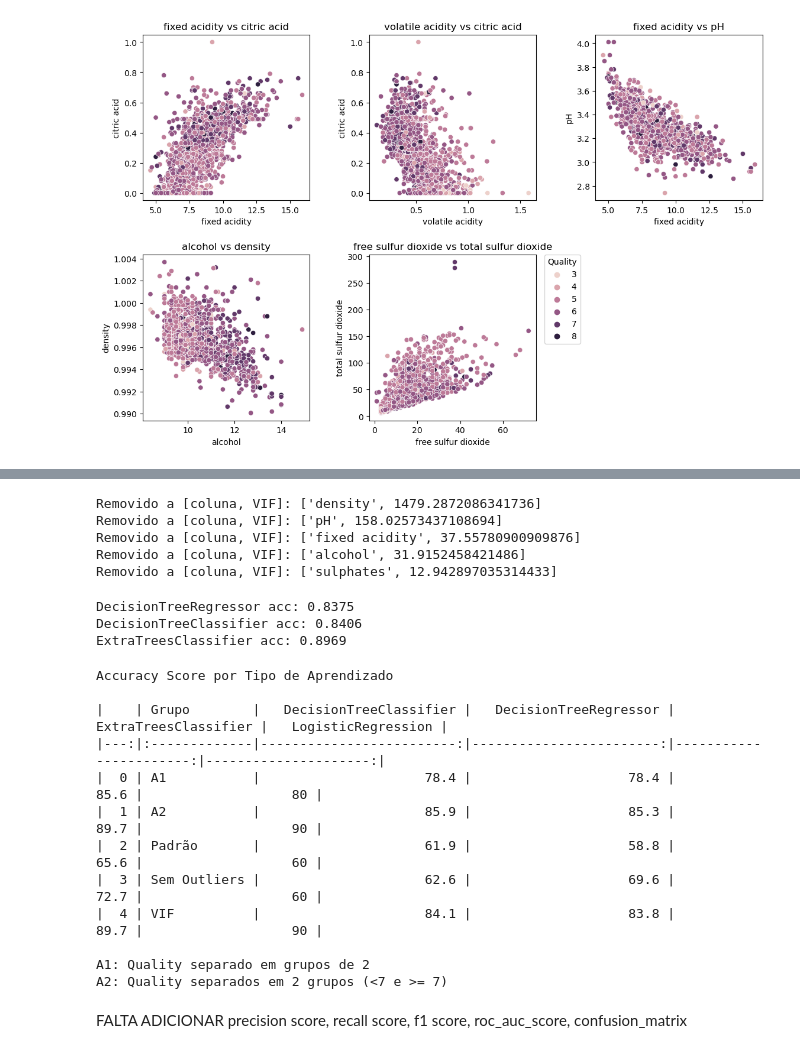
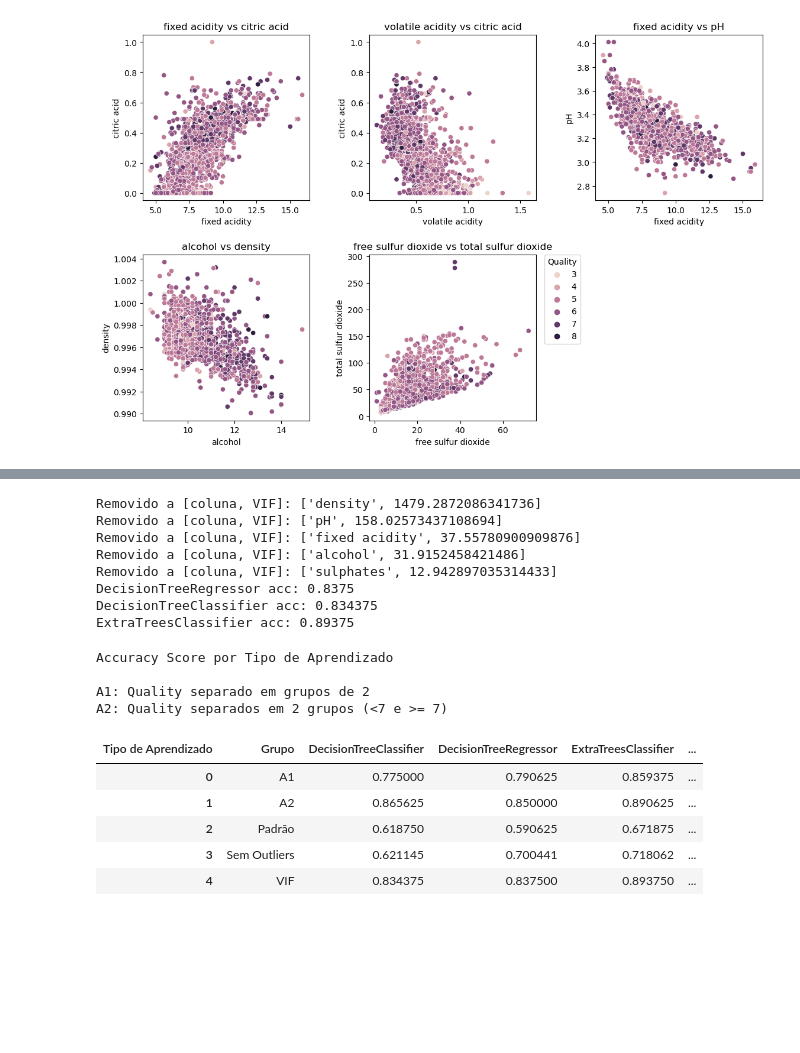
Before and after one commit to rafaelnabo/Analise_de_dados, a Jupyter notebook: _analisys/Vinho.ipynb, the cells around one changed output, grey strips where cells are left out. Cells and saved outputs as stored; diff of their text form; code cells hidden in the pictures; blank space fills up the shorter version.

```diff
--- a/_analisys/Vinho.ipynb
+++ b/_analisys/Vinho.ipynb
@@ -218,38 +226,32 @@ while x_cut[1] >= 10:
     if x_cut[1] >= 10:
         x = x.drop(x_cut[0], axis=1)
         print(f'Removido a [coluna, VIF]: {[x_cut[0], x_cut[1]]}')
+acc_vif = modelagem(x,y,'VIF') + logistic(x,y,'VIF')
 # %% [output]
 Removido a [coluna, VIF]: ['density', 1479.2872086341736]
 Removido a [coluna, VIF]: ['pH', 158.02573437108694]
 Removido a [coluna, VIF]: ['fixed acidity', 37.55780900909876]
 Removido a [coluna, VIF]: ['alcohol', 31.9152458421486]
 Removido a [coluna, VIF]: ['sulphates', 12.942897035314433]
+DecisionTreeRegressor acc: 0.8375
+DecisionTreeClassifier acc: 0.834375
+ExtraTreesClassifier acc: 0.89375
-# %%
-acc_vif = modelagem(x,y,'VIF') + logistic(x,y,'VIF')
-# %% [output]
-DecisionTreeRegressor acc: 0.8375
-DecisionTreeClassifier acc: 0.8406
-ExtraTreesClassifier acc: 0.8969
 # %%
-acc = acc_a1 + acc_a2 + acc_sout + acc_padrao + acc_vif
-acc = pd.DataFrame(acc, columns=['Grupo', 'Tipo de Aprendizado', 'Accuracy'])
-acc = acc.pivot(index='Grupo', columns='Tipo de Aprendizado', values='Accuracy').reset_index()
+accs = acc_a1 + acc_a2 + acc_sout + acc_padrao + acc_vif
+accs = pd.DataFrame(accs, columns=['Grupo', 'Tipo de Aprendizado', 'Accuracy', 'Precision micro','Precision macro','Precision w', 'Recall micro','Recall macro','Recall w', 'F1 micro', 'F1 macro','F1 w'])
+acc = accs.pivot(index='Grupo', columns='Tipo de Aprendizado', values='Accuracy').reset_index()
 print('Accuracy Score por Tipo de Aprendizado\n')
-print(acc.to_markdown(), '\n')
 print('''A1: Quality separado em grupos de 2
 A2: Quality separados em 2 grupos (<7 e >= 7)''')
+acc
 # %% [output]
 Accuracy Score por Tipo de Aprendizado
-
-|    | Grupo        |   DecisionTreeClassifier |   DecisionTreeRegressor |   ExtraTreesClassifier |   LogisticRegression |
-|---:|:-------------|-------------------------:|------------------------:|-----------------------:|---------------------:|
-|  0 | A1           |                     78.4 |                    78.4 |                   85.6 |                   80 |
-|  1 | A2           |                     85.9 |                    85.3 |                   89.7 |                   90 |
-|  2 | Padrão       |                     61.9 |                    58.8 |                   65.6 |                   60 |
-|  3 | Sem Outliers |                     62.6 |                    69.6 |                   72.7 |                   60 |
-|  4 | VIF          |                     84.1 |                    83.8 |                   89.7 |                   90 |
 
 A1: Quality separado em grupos de 2
 A2: Quality separados em 2 grupos (<7 e >= 7)
+| Tipo de Aprendizado | Grupo | DecisionTreeClassifier | DecisionTreeRegressor | ExtraTreesClassifier | ... |
+| 0 | A1 | 0.775000 | 0.790625 | 0.859375 | ... |
+| 1 | A2 | 0.865625 | 0.850000 | 0.890625 | ... |
+| 2 | Padrão | 0.618750 | 0.590625 | 0.671875 | ... |
+| 3 | Sem Outliers | 0.621145 | 0.700441 | 0.718062 | ... |
+| 4 | VIF | 0.834375 | 0.837500 | 0.893750 | ... |
-# %% [markdown]
-FALTA ADICIONAR precision score, recall score, f1 score, roc_auc_score, confusion_matrix
```
Also changed, not shown: parts of 10 cells of this notebook.
